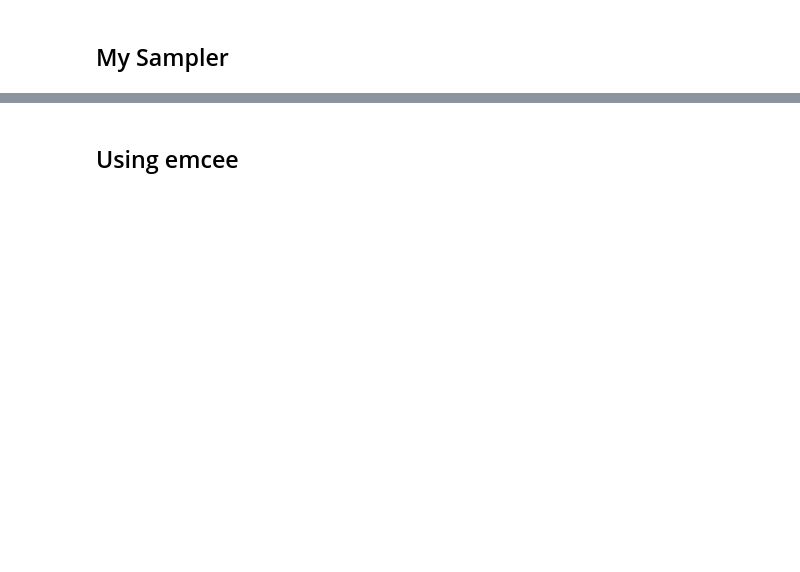
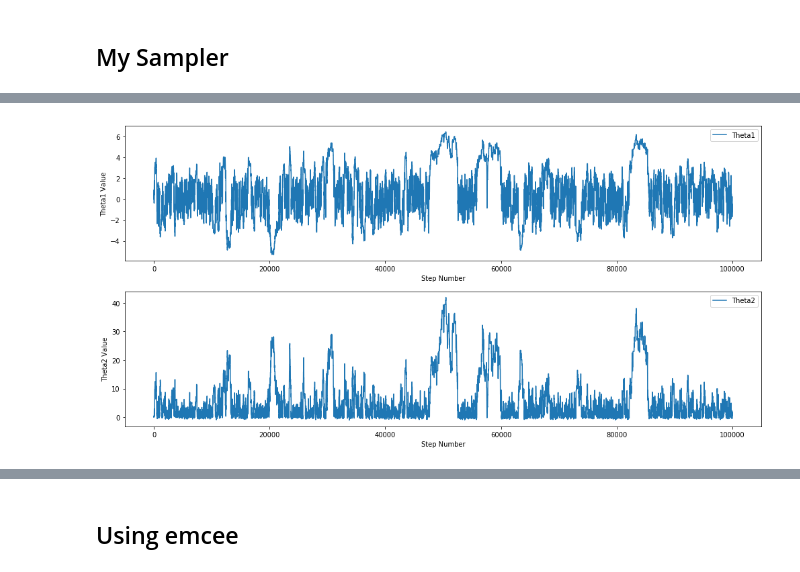
Before and after one commit to nyjgary/probabilistic-graphical-models, a Jupyter notebook: hwk4-mcmc/hwk4-mcmc-rosenbrock.ipynb, the cells around one changed output, grey strips where cells are left out. Cells and saved outputs as stored; diff of their text form; code cells hidden in the pictures; blank space fills up the shorter version.

```diff
--- a/hwk4-mcmc/hwk4-mcmc-rosenbrock.ipynb
+++ b/hwk4-mcmc/hwk4-mcmc-rosenbrock.ipynb
@@ -38,0 +61,14 @@ ax.set_title('Wireframe plot of Rosenbrock Density');
+# %%
+def trace_plot(samples):
+    """ Plots parameter samples as a function of step number """
+
+    fig, axes = plt.subplots(2, 1, figsize=(14, 7))
+
+    for i, ax in enumerate(axes):
+        param_vals = pd.Series(my_samples[:,i])
+        ax.plot(param_vals, label='Theta{}'.format(i+1))
+        ax.set_xlabel('Step Number')
+        ax.set_ylabel('Theta{} Value'.format(i+1))
+        ax.legend()
+
+    plt.tight_layout()
@@ -97,0 +160,4 @@ pd.DataFrame(samples[:,1]).plot()
+# %%
+trace_plot(my_samples)
+# %% [output]
+[figure, added]
```
Also changed, not shown: parts of 28 cells of this notebook.
